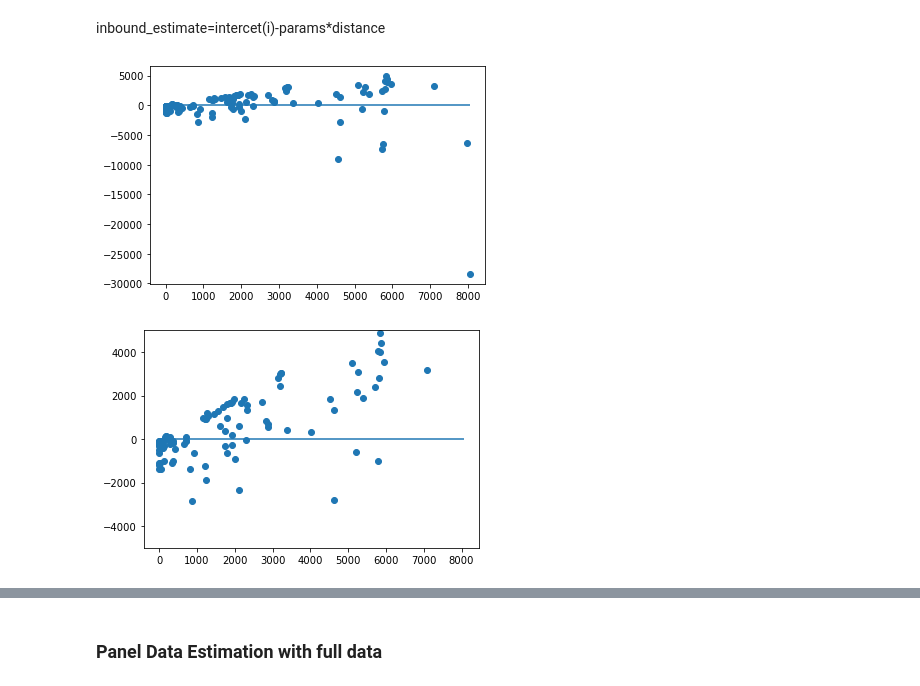
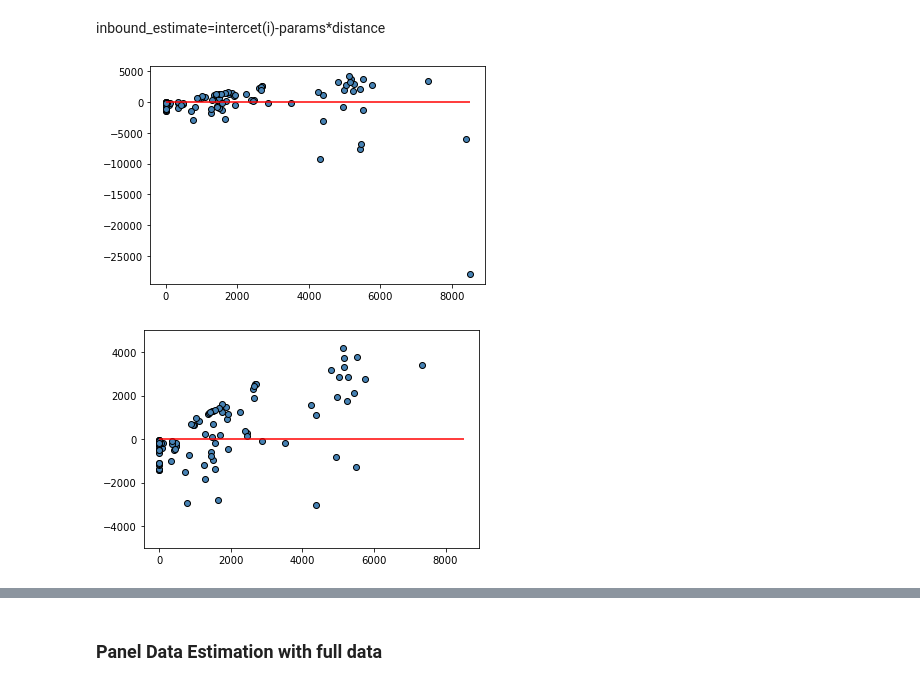
Before and after one commit to luzvazgal/tourism-project, a Jupyter notebook: jupyter_files/panelDataAnalysis/PanelDataModeling.ipynb, the cells around one changed output, grey strips where cells are left out. Cells and saved outputs as stored; diff of their text form; code cells hidden in the pictures.

```diff
--- a/jupyter_files/panelDataAnalysis/PanelDataModeling.ipynb
+++ b/jupyter_files/panelDataAnalysis/PanelDataModeling.ipynb
@@ -172,14 +153,0 @@ for x in range(len(data['top_destinations'])):
-# %%
-#identicate regist of market diferent of country
-serchNew=[]
-for i in range(len(countriesMarket)):
-    try:
-        target=countriesMarket[i]
-        objectSerch=coordenateDF.loc[coordenateDF['name']==target]
-        latitude=float(objectSerch['latitude'])
-        longitud=float(objectSerch['longitude'])
-
-    except:
-        serchNew.append(target)
-        print(f'not ok: {target}')
-serchNew
@@ -213,12 +153,0 @@ not ok: Russian Federation
-# %%
-for i in range(len(countriesDestinations)):
-    try:
-        target=countriesDestinations[i]
-        objectSerch=coordenateDF.loc[coordenateDF['name']==target]
-        latitude=float(objectSerch['latitude'])
-        longitud=float(objectSerch['longitude'])
-
-    except:
-        serchNew.append(target)
-        print(f'not ok: {target}')
-serchNew
@@ -302,7 +173,14 @@ for i in range(len(tourism_new_df)):
     country1=tourism_new_df['Country'][i]
     country2=tourism_new_df['Inbound Country'][i]
     newColumn.append(DistancePoint(country1,country2))
-tourism_new_df['Distance']=newColumn
-tourism_new_df
+
+#transform distance to index 7=shortest distance and 0=longets distance
+shortest=min(newColumn)
+longest=max(newColumn)
+rangeIndex=(longest-shortest)/7
+
+Distance=[(longest/rangeIndex-distance/rangeIndex) for distance in newColumn]
+
+tourism_new_df['Distance']=Distance
 # %% [output]
 |  | Country | Year | Inbound Country | Inbound Visitors | Outbound Country | Outbound Visitors | Distance |
@@ -756,17 +573,17 @@ TestData['Inbound Visitors Predict']=Predict
 # %%
 x=TestData['Inbound Visitors Predict']
 y=x-TestData['Inbound Visitors']
-plt.scatter(x,y)
-plt.hlines(y=0, xmin=x.min(), xmax=x.max())
+plt.scatter(x,y, color='black', marker='o', facecolor='steelblue')
+plt.hlines(y=0, xmin=x.min(), xmax=x.max(), color='red')
 plt.show()
 # %% [output]
-[figure, old version]
+[figure, new version]
 # %%
 x=TestData['Inbound Visitors Predict']
 y=x-TestData['Inbound Visitors']
-plt.scatter(x,y)
-plt.hlines(y=0, xmin=x.min(), xmax=x.max())
+plt.scatter(x,y, color='black', marker='o', facecolor='steelblue')
+plt.hlines(y=0, xmin=x.min(), xmax=x.max(), color='red')
 plt.ylim(-5000, 5000)
 plt.show()
 # %% [output]
-[figure, old version]
+[figure, new version]
```
Also changed, not shown: parts of 55 cells of this notebook.
